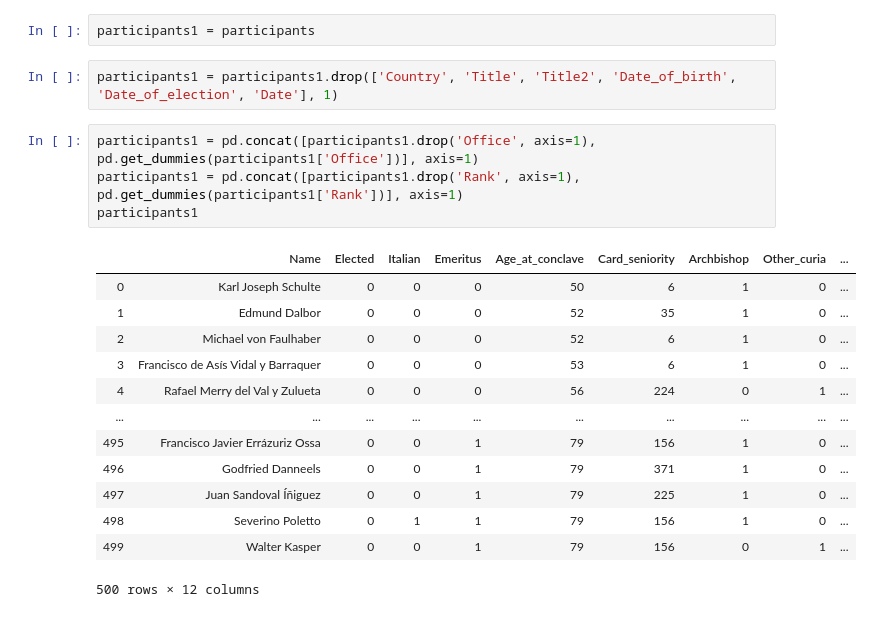
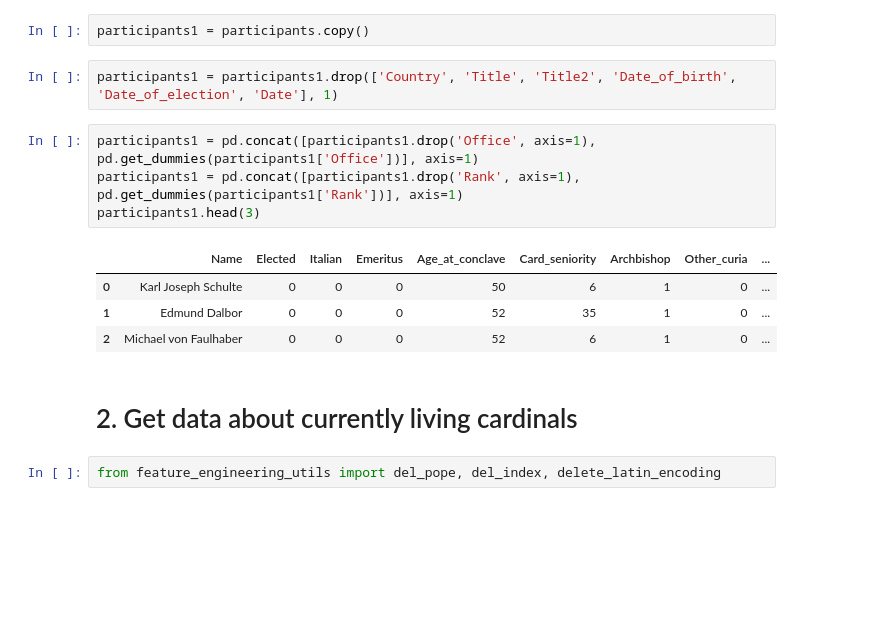
Before and after one commit to kozlowski-j/conclave_predict, a Jupyter notebook: Get participants.ipynb, the cells around one changed output. Drawn from its saved outputs; the diff is of its cells as text; blank space fills up the shorter version.

```diff
--- a/Get participants.ipynb
+++ b/Get participants.ipynb
@@ -181,24 +171,19 @@ participants['Age_at_conclave'] = [relativedelta(a, b).years for a, b in zip(par
 # %%
 participants['Card_seniority'] = [12 - relativedelta(a, b).months + relativedelta(a, b).years*12 for a, b in zip(participants['Date'], participants['Date_of_election'])]
 # %%
-participants1 = participants
+participants1 = participants.copy()
 # %%
 participants1 = participants1.drop(['Country', 'Title', 'Title2', 'Date_of_birth', 'Date_of_election', 'Date'], 1)
 # %%
 participants1 = pd.concat([participants1.drop('Office', axis=1), pd.get_dummies(participants1['Office'])], axis=1)
 participants1 = pd.concat([participants1.drop('Rank', axis=1), pd.get_dummies(participants1['Rank'])], axis=1)
-participants1
+participants1.head(3)
 # %% [output]
 |  | Name | Elected | Italian | Emeritus | Age_at_conclave | Card_seniority | Archbishop | Other_curia | ... |
 | 0 | Karl Joseph Schulte | 0 | 0 | 0 | 50 | 6 | 1 | 0 | ... |
 | 1 | Edmund Dalbor | 0 | 0 | 0 | 52 | 35 | 1 | 0 | ... |
 | 2 | Michael von Faulhaber | 0 | 0 | 0 | 52 | 6 | 1 | 0 | ... |
-| 3 | Francisco de Asís Vidal y Barraquer | 0 | 0 | 0 | 53 | 6 | 1 | 0 | ... |
-| 4 | Rafael Merry del Val y Zulueta | 0 | 0 | 0 | 56 | 224 | 0 | 1 | ... |
-| ... | ... | ... | ... | ... | ... | ... | ... | ... | ... |
-| 495 | Francisco Javier Errázuriz Ossa | 0 | 0 | 1 | 79 | 156 | 1 | 0 | ... |
-| 496 | Godfried Danneels | 0 | 0 | 1 | 79 | 371 | 1 | 0 | ... |
-| 497 | Juan Sandoval Íñiguez | 0 | 0 | 1 | 79 | 225 | 1 | 0 | ... |
-| 498 | Severino Poletto | 0 | 1 | 1 | 79 | 156 | 1 | 0 | ... |
-| 499 | Walter Kasper | 0 | 0 | 1 | 79 | 156 | 0 | 1 | ... |
-500 rows × 12 columns
+# %% [markdown]
+# 2. Get data about currently living cardinals
+# %%
+from feature_engineering_utils import del_pope, del_index, delete_latin_encoding
```
Also changed, not shown: parts of 6 cells of this notebook, 7 other files.
